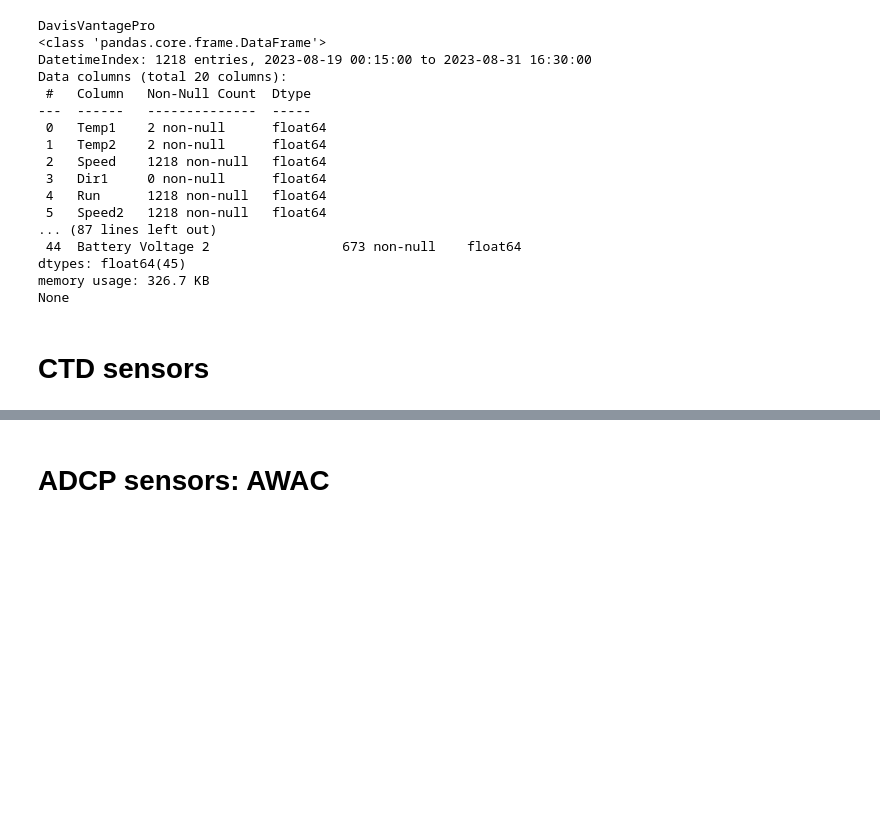
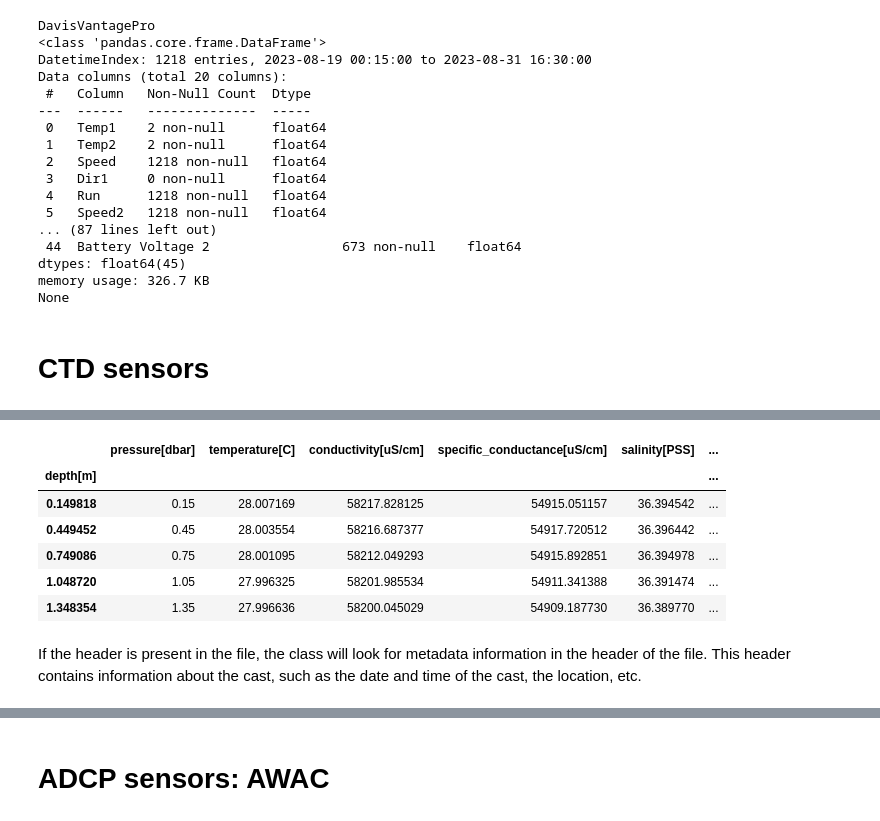
Before and after one commit to oceanicos-dev-org/oceanicospy, a Jupyter notebook: examples/reading_field_data.ipynb, the cells around one changed output, grey strips where cells are left out. Drawn from its saved outputs; the diff is of its cells as text; code cells hidden in the pictures; blank space fills up the shorter version.

```diff
--- a/examples/reading_field_data.ipynb
+++ b/examples/reading_field_data.ipynb
@@ -257,0 +274,12 @@ dict_ctd_clean_measurements['CastawayCTD']
+# %%
+dict_ctd_clean_measurements['CastawayCTD'].head()
+# %% [output]
+|  | pressure[dbar] | temperature[C] | conductivity[uS/cm] | specific_conductance[uS/cm] | salinity[PSS] | ... |
+| depth[m] |  |  |  |  |  | ... |
+| 0.149818 | 0.15 | 28.007169 | 58217.828125 | 54915.051157 | 36.394542 | ... |
+| 0.449452 | 0.45 | 28.003554 | 58216.687377 | 54917.720512 | 36.396442 | ... |
+| 0.749086 | 0.75 | 28.001095 | 58212.049293 | 54915.892851 | 36.394978 | ... |
+| 1.048720 | 1.05 | 27.996325 | 58201.985534 | 54911.341388 | 36.391474 | ... |
+| 1.348354 | 1.35 | 27.996636 | 58200.045029 | 54909.187730 | 36.389770 | ... |
+# %% [markdown]
+If the header is present in the file, the class will look for metadata information in the header of the file. This header contains information about the cast, such as the date and time of the cast, the location, etc.
```
Also changed, not shown: parts of 12 cells of this notebook, 6 other files.
